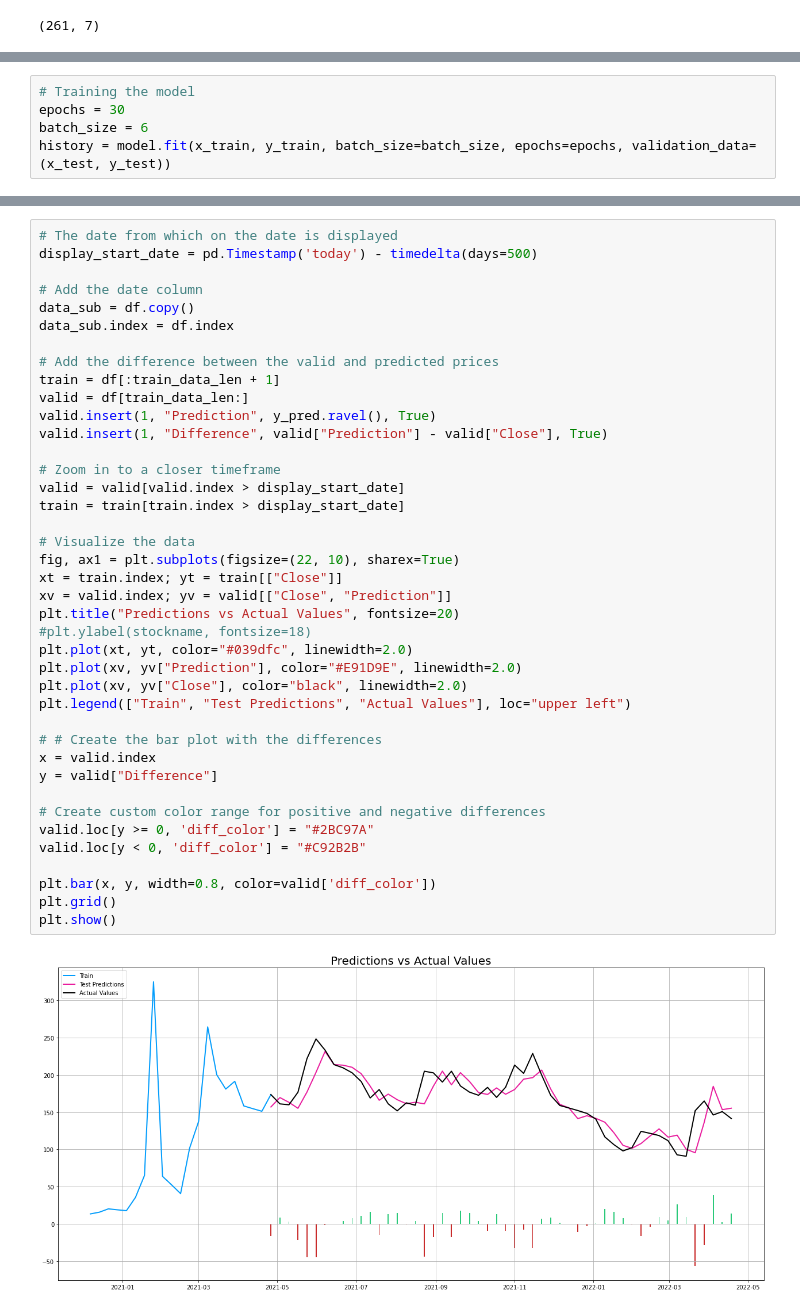
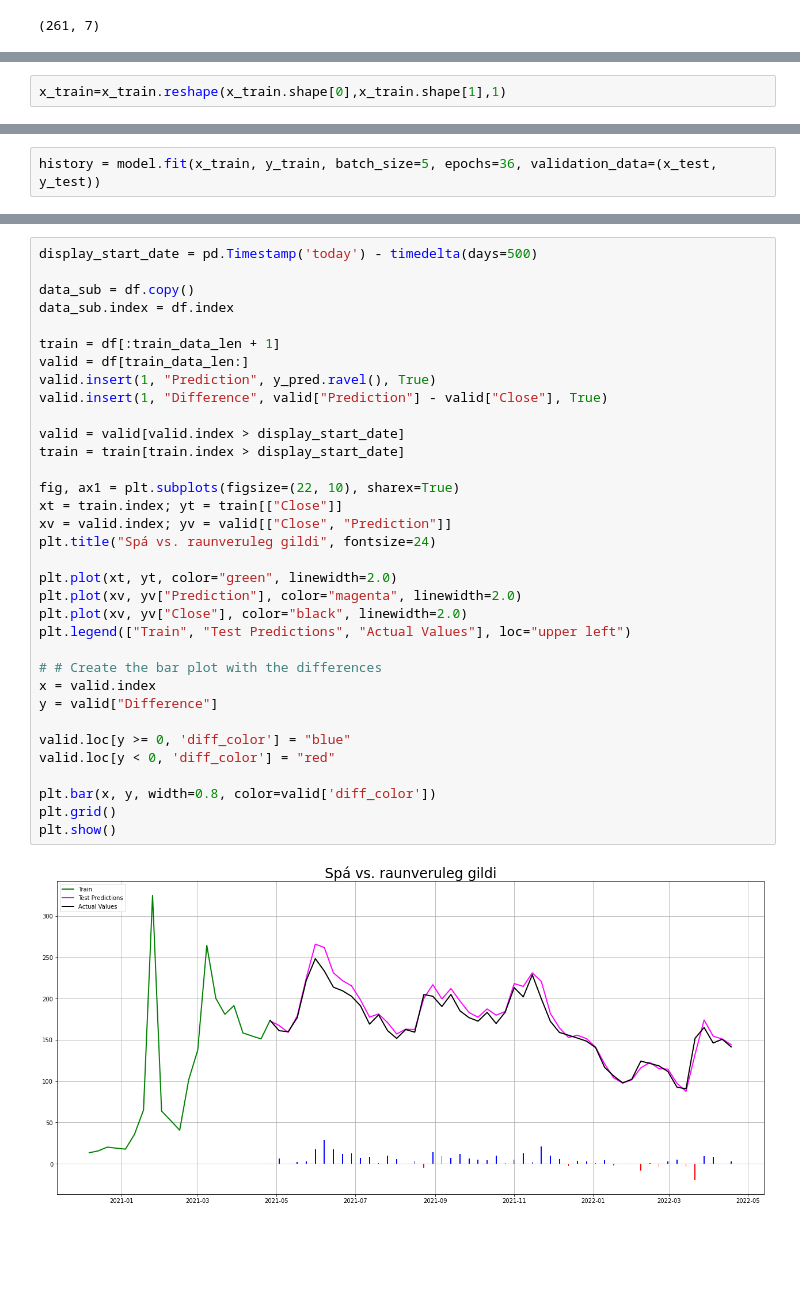
Before and after one commit to VidarSnjor/LV, a Jupyter notebook: Lokaverkefni.ipynb, the cells around one changed output, grey strips where cells are left out. Cells and saved outputs as stored; diff of their text form; blank space fills up the shorter version.

```diff
--- a/Lokaverkefni.ipynb
+++ b/Lokaverkefni.ipynb
@@ -203 +183,3 @@ print(y_train[0])
+# %%
+x_train=x_train.reshape(x_train.shape[0],x_train.shape[1],1)
 # %%
@@ -217,7 +194,4 @@ model.add(Dense(1))
 model.compile(optimizer='adam', loss='mse')
 # %%
-# Training the model
-epochs = 30
-batch_size = 6
-history = model.fit(x_train, y_train, batch_size=batch_size, epochs=epochs, validation_data=(x_test, y_test))
+history = model.fit(x_train, y_train, batch_size=5, epochs=36, validation_data=(x_test, y_test))
 # %% [output]
@@ -271,45 +243,39 @@ Median Absolute Percentage Error (MDAPE): 7.61 %
 # %%
-# The date from which on the date is displayed
 display_start_date = pd.Timestamp('today') - timedelta(days=500)
 
-# Add the date column
 data_sub = df.copy()
 data_sub.index = df.index
 
-# Add the difference between the valid and predicted prices
 train = df[:train_data_len + 1]
 valid = df[train_data_len:]
 valid.insert(1, "Prediction", y_pred.ravel(), True)
 valid.insert(1, "Difference", valid["Prediction"] - valid["Close"], True)
 
-# Zoom in to a closer timeframe
 valid = valid[valid.index > display_start_date]
 train = train[train.index > display_start_date]
 
-# Visualize the data
 fig, ax1 = plt.subplots(figsize=(22, 10), sharex=True)
 xt = train.index; yt = train[["Close"]]
 xv = valid.index; yv = valid[["Close", "Prediction"]]
-plt.title("Predictions vs Actual Values", fontsize=20)
-#plt.ylabel(stockname, fontsize=18)
-plt.plot(xt, yt, color="#039dfc", linewidth=2.0)
-plt.plot(xv, yv["Prediction"], color="#E91D9E", linewidth=2.0)
+plt.title("Spá vs. raunveruleg gildi", fontsize=24)
+
+plt.plot(xt, yt, color="green", linewidth=2.0)
+plt.plot(xv, yv["Prediction"], color="magenta", linewidth=2.0)
 plt.plot(xv, yv["Close"], color="black", linewidth=2.0)
 plt.legend(["Train", "Test Predictions", "Actual Values"], loc="upper left")
 
 # # Create the bar plot with the differences
 x = valid.index
 y = valid["Difference"]
 
-# Create custom color range for positive and negative differences
-valid.loc[y >= 0, 'diff_color'] = "#2BC97A"
-valid.loc[y < 0, 'diff_color'] = "#C92B2B"
+valid.loc[y >= 0, 'diff_color'] = "blue"
+valid.loc[y < 0, 'diff_color'] = "red"
 
 plt.bar(x, y, width=0.8, color=valid['diff_color'])
 plt.grid()
 plt.show()
 # %% [output]
-[figure, old version]
+[figure, new version]
 # %%
 yv
 # %% [output]
```
Also changed, not shown: parts of 20 cells of this notebook.
